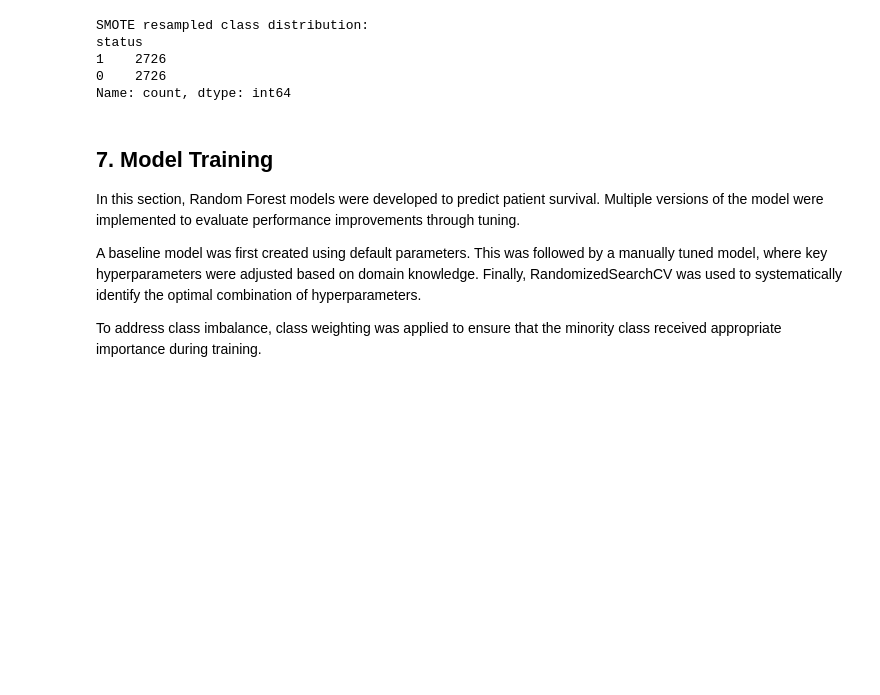
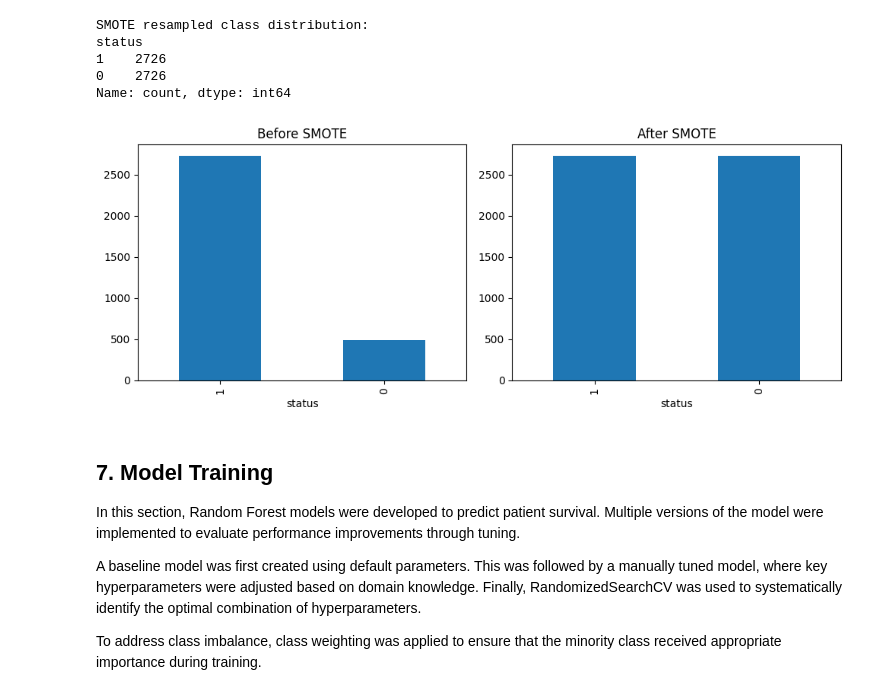
Before and after one commit to Anurangi/ML_Assignment_01, a Jupyter notebook: MS26912134/breast_cancer_prediction_random_forest.ipynb, the cells around one changed output. Cells and saved outputs as stored; diff of their text form; code cells hidden in the pictures; blank space fills up the shorter version.

```diff
--- a/MS26912134/breast_cancer_prediction_random_forest.ipynb
+++ b/MS26912134/breast_cancer_prediction_random_forest.ipynb
@@ -264,6 +286,21 @@ status
 1    2726
 0    2726
 Name: count, dtype: int64
+# %%
+fig, ax = plt.subplots(1, 2, figsize=(10,4))
+
+# Before SMOTE
+y_train.value_counts().plot(kind='bar', ax=ax[0])
+ax[0].set_title('Before SMOTE')
+
+# After SMOTE
+y_train_sm.value_counts().plot(kind='bar', ax=ax[1])
+ax[1].set_title('After SMOTE')
+
+plt.tight_layout()
+plt.show()
+# %% [output]
+[figure, added]
 # %% [markdown]
 ## 7. Model Training
 
```
Also changed, not shown: parts of 16 cells of this notebook.
